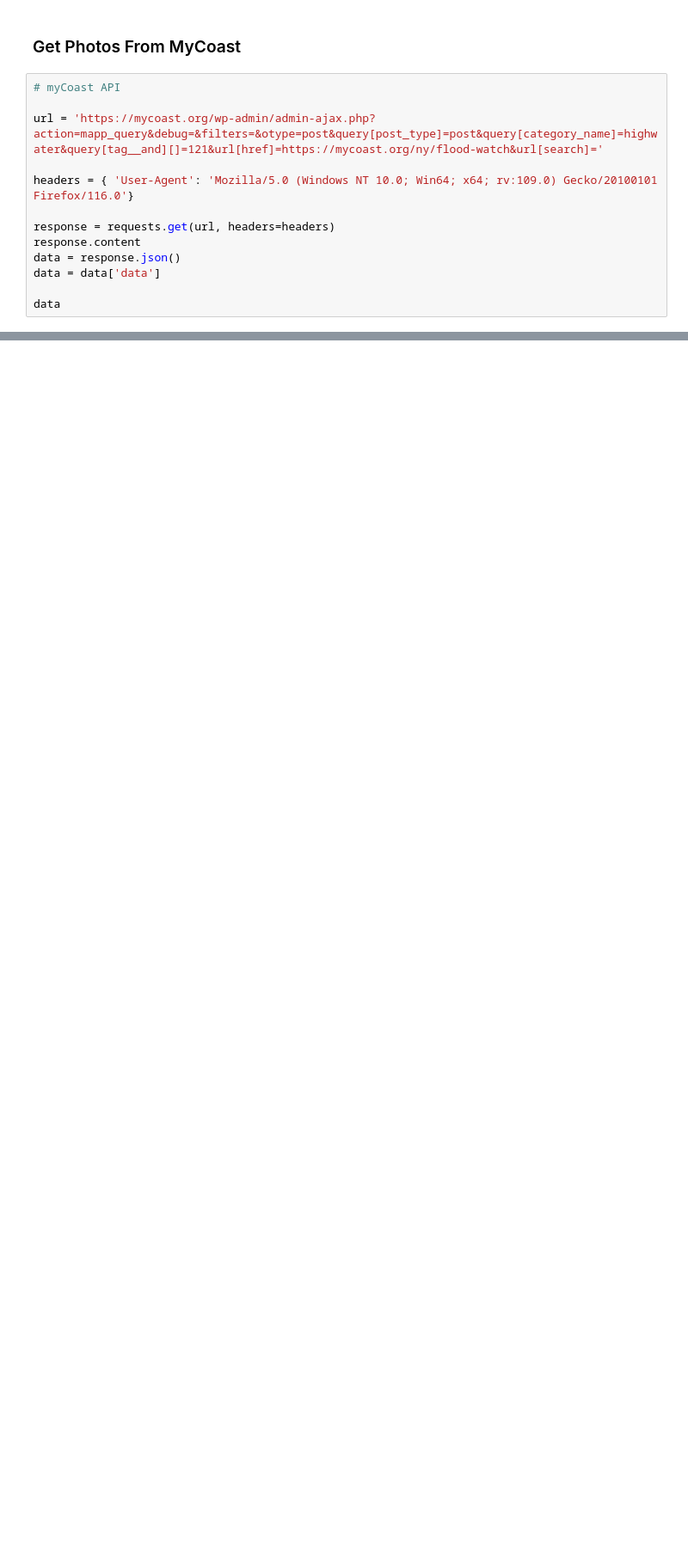
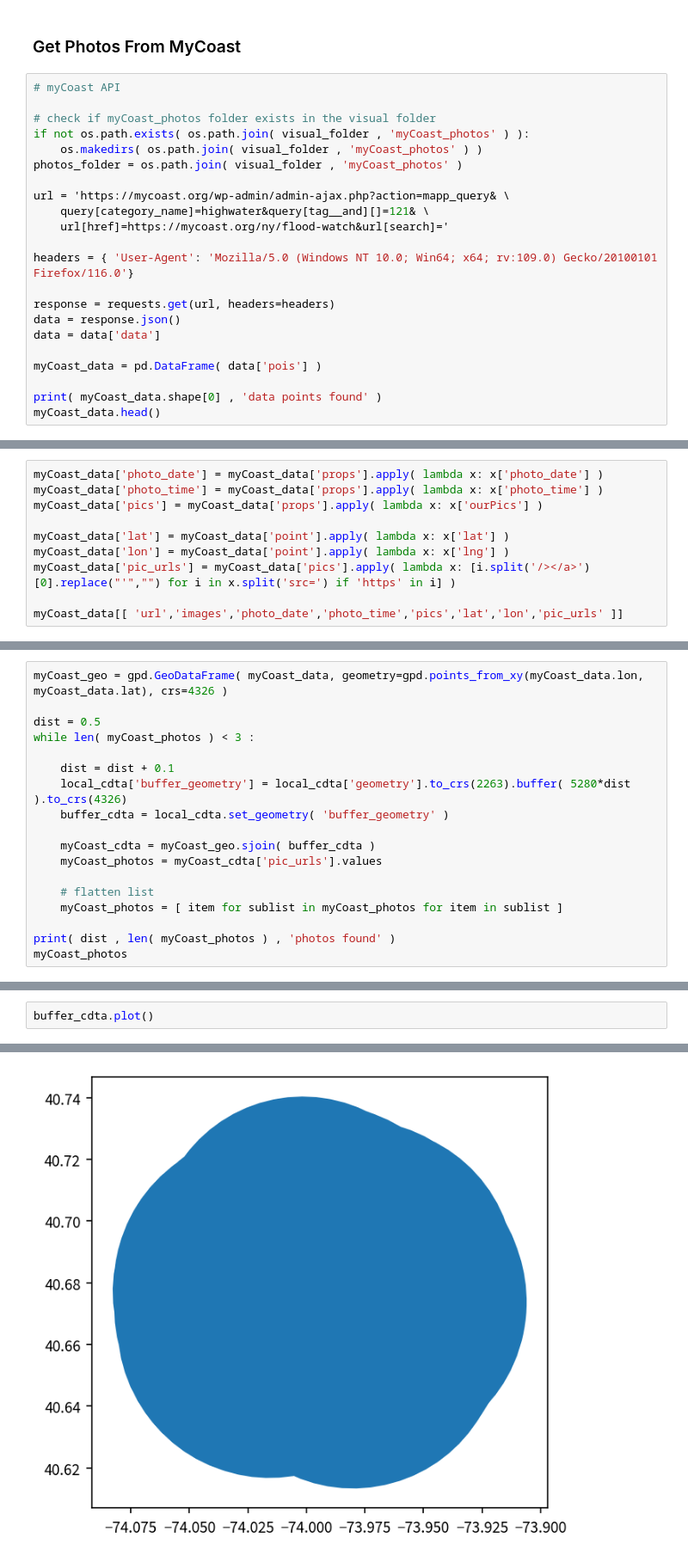
Before and after one commit to cankadir/FloodAnalysis, a Jupyter notebook: Local_Reports/Report_PY/PDF_Reporting.ipynb, the cells around one changed output, grey strips where cells are left out. Shown at 86% size. Cells and saved outputs as stored; diff of their text form; blank space fills up the shorter version.

```diff
--- a/Local_Reports/Report_PY/PDF_Reporting.ipynb
+++ b/Local_Reports/Report_PY/PDF_Reporting.ipynb
@@ -554,14 +766,23 @@ plt.savefig( heatmap_path , bbox_inches='tight' ,transparent="True", pad_inches=
 # %%
 # myCoast API
 
-url = 'https://mycoast.org/wp-admin/admin-ajax.php?action=mapp_query&debug=&filters=&otype=post&query[post_type]=post&query[category_name]=highwater&query[tag__and][]=121&url[href]=https://mycoast.org/ny/flood-watch&url[search]='
+# check if myCoast_photos folder exists in the visual folder
+if not os.path.exists( os.path.join( visual_folder , 'myCoast_photos' ) ):
+    os.makedirs( os.path.join( visual_folder , 'myCoast_photos' ) )
+photos_folder = os.path.join( visual_folder , 'myCoast_photos' )
+
+url = 'https://mycoast.org/wp-admin/admin-ajax.php?action=mapp_query& \
+    query[category_name]=highwater&query[tag__and][]=121& \
+    url[href]=https://mycoast.org/ny/flood-watch&url[search]='
 
 headers = { 'User-Agent': 'Mozilla/5.0 (Windows NT 10.0; Win64; x64; rv:109.0) Gecko/20100101 Firefox/116.0'}
 
 response = requests.get(url, headers=headers)
-response.content
 data = response.json()
 data = data['data']
 
-data
+myCoast_data = pd.DataFrame( data['pois'] )
+
+print( myCoast_data.shape[0] , 'data points found' )
+myCoast_data.head()
 # %% [output]
@@ -584,0 +796,10 @@ data
+# %%
+myCoast_data['photo_date'] = myCoast_data['props'].apply( lambda x: x['photo_date'] )
+myCoast_data['photo_time'] = myCoast_data['props'].apply( lambda x: x['photo_time'] )
+myCoast_data['pics'] = myCoast_data['props'].apply( lambda x: x['ourPics'] )
+
+myCoast_data['lat'] = myCoast_data['point'].apply( lambda x: x['lat'] )
+myCoast_data['lon'] = myCoast_data['point'].apply( lambda x: x['lng'] )
+myCoast_data['pic_urls'] = myCoast_data['pics'].apply( lambda x: [i.split('/></a>')[0].replace("'","") for i in x.split('src=') if 'https' in i] )
+
+myCoast_data[[ 'url','images','photo_date','photo_time','pics','lat','lon','pic_urls' ]]
@@ -584,0 +820,18 @@ data
+# %%
+myCoast_geo = gpd.GeoDataFrame( myCoast_data, geometry=gpd.points_from_xy(myCoast_data.lon, myCoast_data.lat), crs=4326 )
+
+dist = 0.5
+while len( myCoast_photos ) < 3 :
+
+    dist = dist + 0.1
+    local_cdta['buffer_geometry'] = local_cdta['geometry'].to_crs(2263).buffer( 5280*dist ).to_crs(4326)
+    buffer_cdta = local_cdta.set_geometry( 'buffer_geometry' )
+
+    myCoast_cdta = myCoast_geo.sjoin( buffer_cdta )
+    myCoast_photos = myCoast_cdta['pic_urls'].values
+
+    # flatten list
+    myCoast_photos = [ item for sublist in myCoast_photos for item in sublist ]
+
+print( dist , len( myCoast_photos ) , 'photos found' )
+myCoast_photos
@@ -584,0 +854,3 @@ data
+# %%
+buffer_cdta.plot()
+# %% [output]
@@ -584,0 +858 @@ data
+[figure, added]
```
Also changed, not shown: parts of 17 cells of this notebook.
